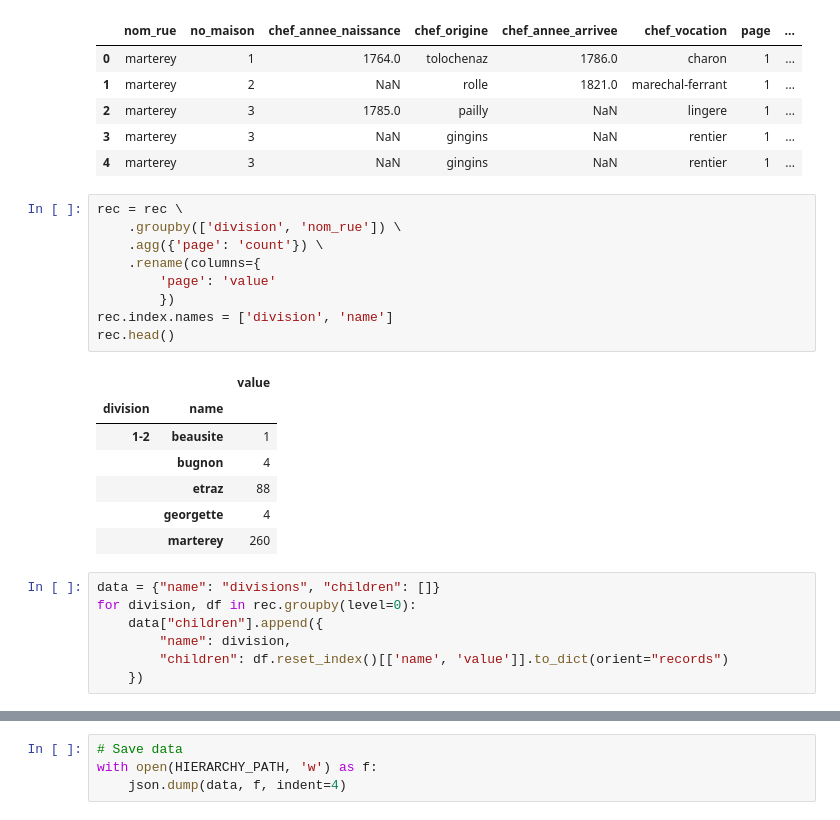
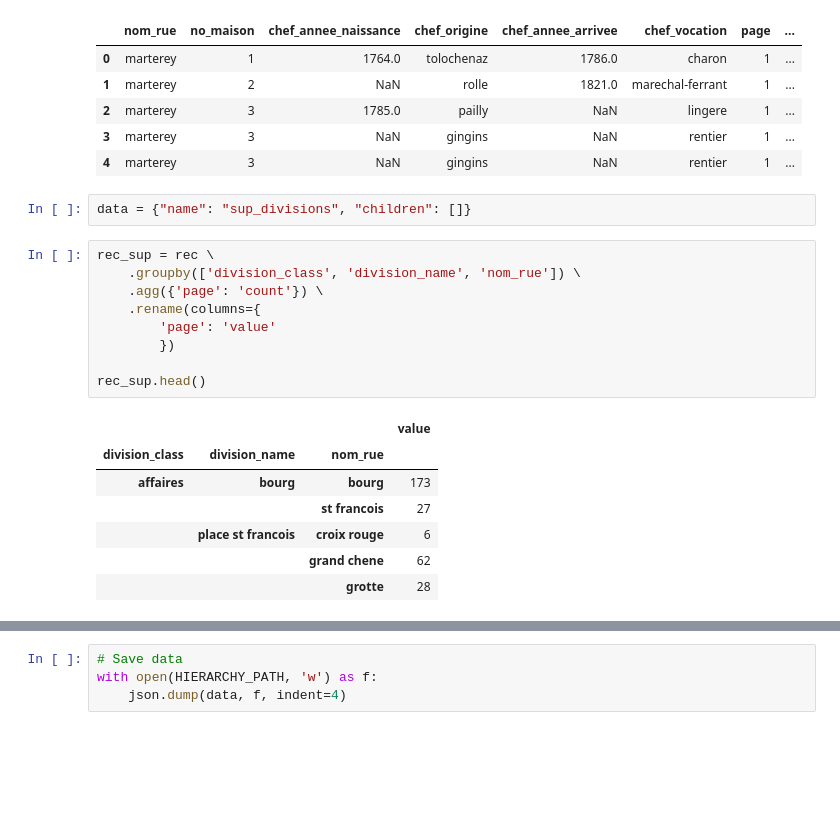
Before and after one commit to ozan-guven/HUM-450-Project, a Jupyter notebook: notebooks/circle_packing.ipynb, the cells around one changed output, grey strips where cells are left out. Saved outputs shown, nothing was run; the diff lists cells and outputs as text; blank space fills up the shorter version.

Commit message:
add division names

```diff
--- a/notebooks/circle_packing.ipynb
+++ b/notebooks/circle_packing.ipynb
@@ -14,27 +14,22 @@ rec.head()
 | 2 | marterey | 3 | 1785.0 | pailly | NaN | lingere | 1 | ... |
 | 3 | marterey | 3 | NaN | gingins | NaN | rentier | 1 | ... |
 | 4 | marterey | 3 | NaN | gingins | NaN | rentier | 1 | ... |
+# %%
+data = {"name": "sup_divisions", "children": []}
 # %%
-rec = rec \
-    .groupby(['division', 'nom_rue']) \
+rec_sup = rec \
+    .groupby(['division_class', 'division_name', 'nom_rue']) \
     .agg({'page': 'count'}) \
     .rename(columns={
         'page': 'value'
         })
-rec.index.names = ['division', 'name']
-rec.head()
+
+rec_sup.head()
 # %% [output]
-|  |  | value |
-| division | name |  |
-| 1-2 | beausite | 1 |
-|  | bugnon | 4 |
-|  | etraz | 88 |
-|  | georgette | 4 |
-|  | marterey | 260 |
+|  |  |  | value |
+| division_class | division_name | nom_rue |  |
+| affaires | bourg | bourg | 173 |
+|  |  | st francois | 27 |
+|  | place st francois | croix rouge | 6 |
+|  |  | grand chene | 62 |
+|  |  | grotte | 28 |
-# %%
-data = {"name": "divisions", "children": []}
-for division, df in rec.groupby(level=0):
-    data["children"].append({
-        "name": division,
-        "children": df.reset_index()[['name', 'value']].to_dict(orient="records")
-    })
```
Also changed, not shown: parts of 1 cell of this notebook, 8 other files.
